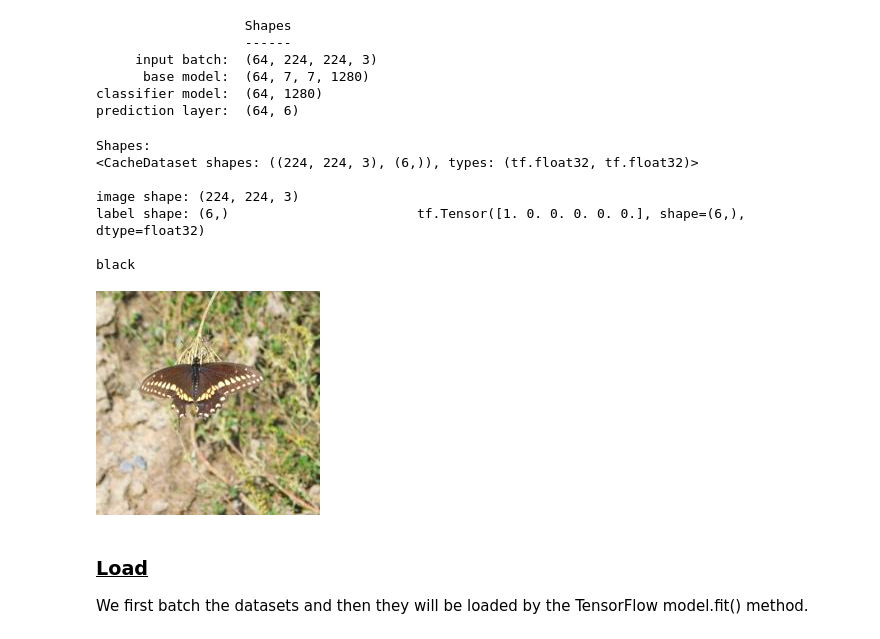
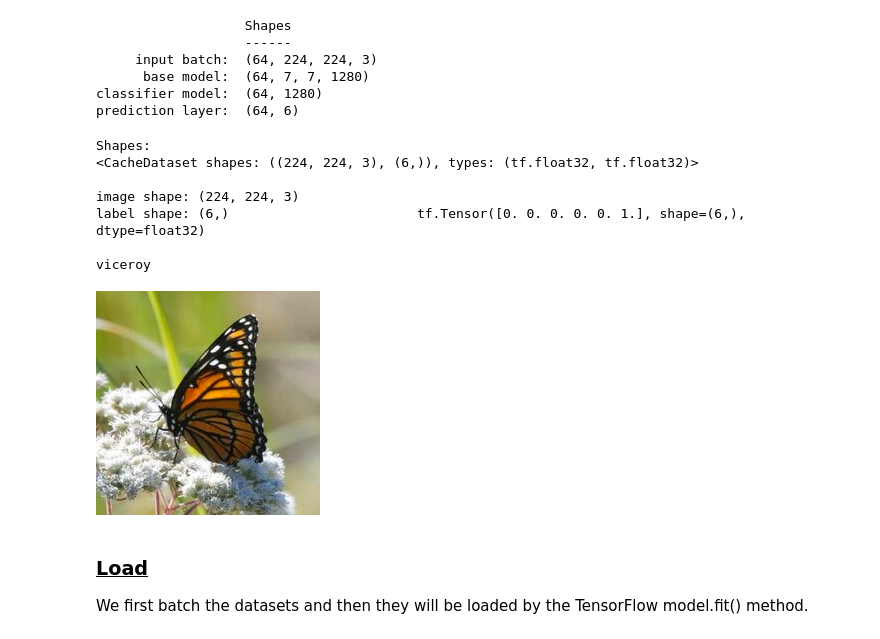
Before and after one commit to KeithPinson/Yum-or-Yuck-2022-Butterfly-Mimics, a Jupyter notebook: yoy_mimics_2022_baseline.ipynb, the cells around one changed output. Saved outputs shown, nothing was run; the diff lists cells and outputs as text; code cells hidden in the pictures.

```diff
--- a/yoy_mimics_2022_baseline.ipynb
+++ b/yoy_mimics_2022_baseline.ipynb
@@ -249,7 +269,7 @@ No data from the `'image_holdouts'` is used to generate our baseline scores.
 # %% [markdown]
 ### <u>Read</u>
 # %%
-train_csv_data = pd.read_csv(train_csv)
+presplit_csv_data = pd.read_csv(train_csv)
 test_csv_data = pd.read_csv(test_csv)
 
-butterfly_count = len(train_csv_data)
+butterfly_count = len(presplit_csv_data)
@@ -256,3 +278,11 @@ butterfly_count = len(train_csv_data)
+# %%
+# Very simple split into training and validate datasets
+eval_fraction = 0.15
+eval_count = int(butterfly_count//BATCH_SIZE * eval_fraction + 0.5) * BATCH_SIZE
+train_count = butterfly_count - eval_count
+
+train_csv_data = presplit_csv_data[:train_count]
+eval_csv_data = presplit_csv_data[train_count:]
 # %% [markdown]
 ### <u>Map and Preprocess</u>
 
@@ -283,14 +313,14 @@ def get_feature_and_label_function(image_id, class_name):
     # encoded_label = tf.argmax(one_hot)
     encoded_label = one_hot.astype(np.float32)
 
-    return _img, encoded_label
+    return _img, encoded_label, image_id
 
 def get_feature_and_label(x,y):
 
     features_labels = tf.numpy_function(
         get_feature_and_label_function,
         [x,y],
-        [tf.float32,tf.float32]
+        [tf.float32,tf.float32,tf.string]
     )
 
     # numpy_function() loses the shapes, we will need to restore them
@@ -301,7 +331,17 @@ def get_feature_and_label(x,y):
 
     features_labels[1].set_shape(tf.TensorShape([class_count]))
 
+    features_labels[2].set_shape(tf.TensorShape([1]))
+    tf.cast(features_labels[2], tf.string, name='image_id')
+
     return features_labels
+
+def clear_label(image_feature, label, image_id):
+    _label = np.array([0.,0.,0.,0.,0.,0.],dtype=np.float32)
+    return image_feature, _label, image_id
+
+def drop_image_id(image_feature, label, image_id):
+    return image_feature, label
 
 def train_preprocess(image_feature, label):
     _img = tf.image.random_flip_left_right(image_feature)
@@ -359,23 +417,23 @@ prediction layer:  (64, 6)
 # %%
 # Check the shapes that the mapping gave us
 print("Shapes:")
-print(butterfly_ds)
+print(train_ds_prebatch)
 print()
-image, label = next(iter(butterfly_ds))
+image, label = next(iter(train_ds_prebatch.skip(9)))
 print("image shape:", image.shape)
 print("label shape:", label.shape, "\t\t\t", label)
 print()
-print(butterfly_classes[tf.argmax(label)].numpy().decode('UTF-8'))
-display.display(tf.keras.utils.array_to_img(image.numpy()))
+print(decode_label(label))
+display.display(decode_image(image))
 # %% [output]
 Shapes:
 <CacheDataset shapes: ((224, 224, 3), (6,)), types: (tf.float32, tf.float32)>
 
 image shape: (224, 224, 3)
-label shape: (6,)                        tf.Tensor([1. 0. 0. 0. 0. 0.], shape=(6,), dtype=float32)
+label shape: (6,)                        tf.Tensor([0. 0. 0. 0. 0. 1.], shape=(6,), dtype=float32)
 
-black
+viceroy
-[figure, old version]
+[figure, new version]
 # %% [markdown]
 ### <u>Load</u>
 
```
Also changed, not shown: parts of 38 cells of this notebook.
